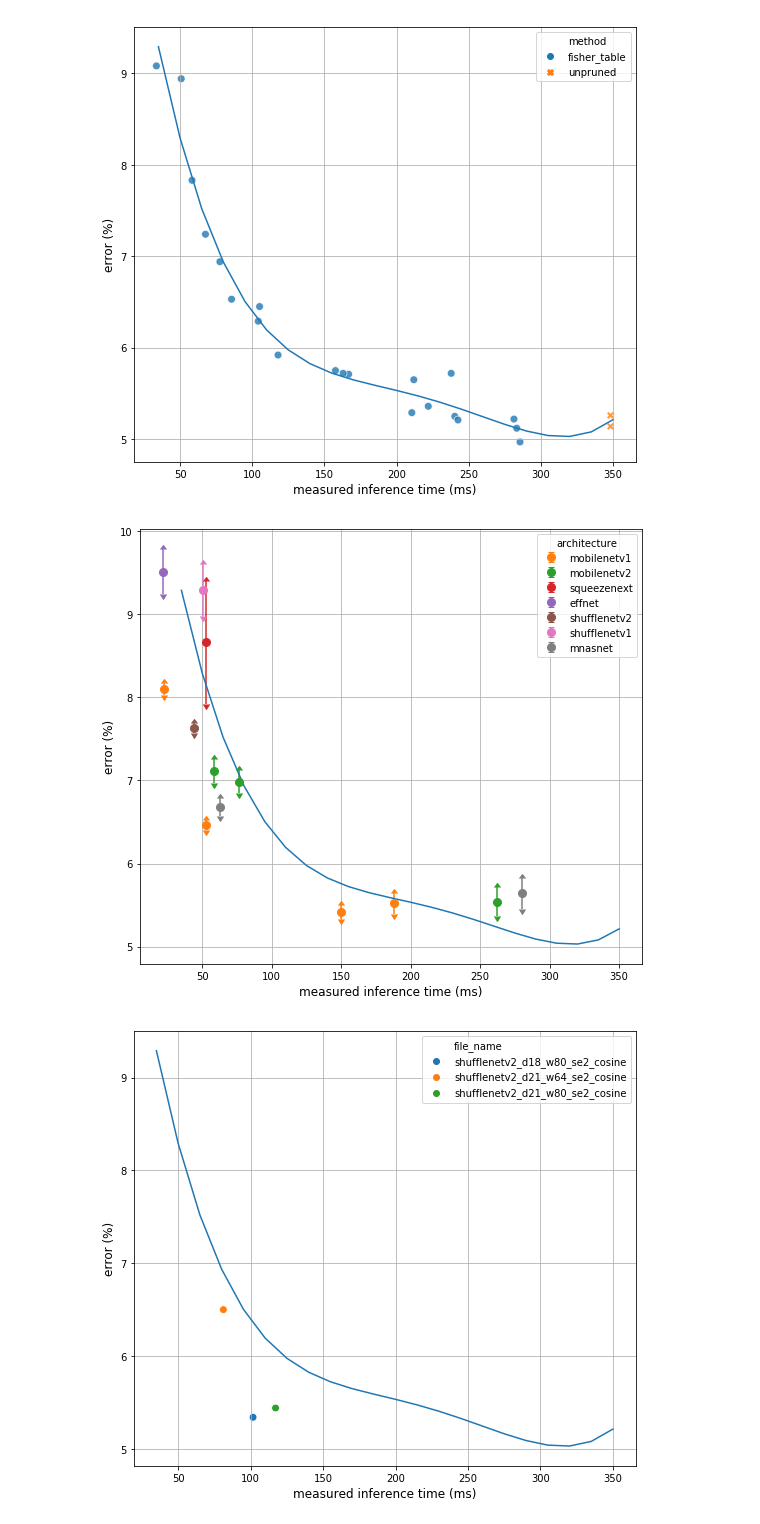
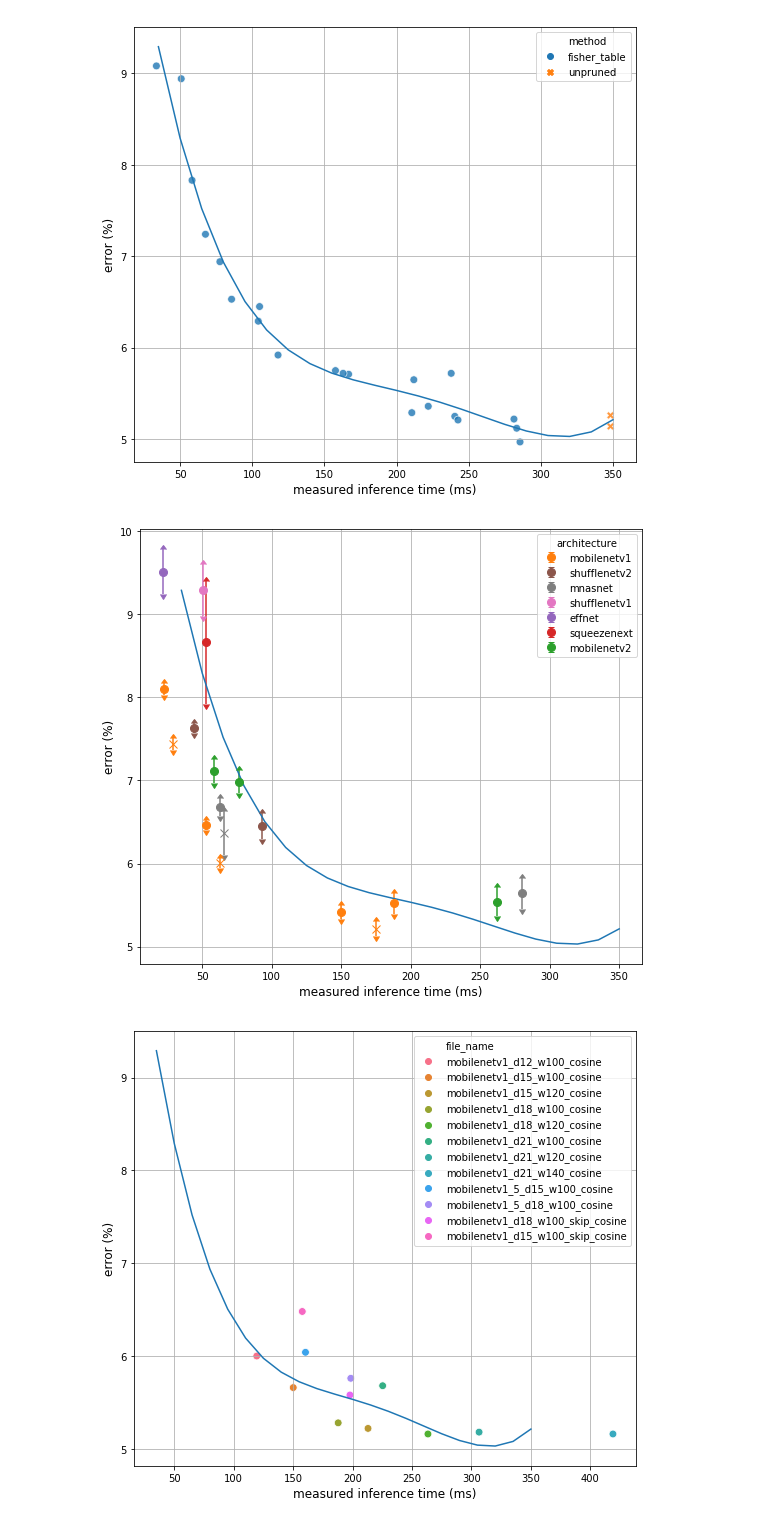
Before and after one commit to NatGr/Master_Thesis, a Jupyter notebook: training_from_scratch/visualize.ipynb, the cells around one changed output. Saved outputs shown, nothing was run; the diff lists cells and outputs as text; code cells hidden in the pictures.

```diff
--- a/training_from_scratch/visualize.ipynb
+++ b/training_from_scratch/visualize.ipynb
@@ -82,7 +82,7 @@ for i in range(results.shape[0]):
                  results.error[i],
                  color=colors[i],
                  yerr=results.error_std[i],
-                 fmt='o',
+                 fmt='x' if 'se' in results.file_name[i] else 'o',
                  lolims=True, uplims=True,
                  markersize=8,
                  ecolor=colors[i],
@@ -92,18 +92,19 @@ ax.set_ylabel('error (%)', fontsize=12)
 ax.grid(True)
 
 handles, labels = plt.gca().get_legend_handles_labels()  # removes duplicates
-by_label = OrderedDict(zip(labels, handles))
+by_label = OrderedDict(zip(labels[::-1], handles[::-1]))  # inverted so as to have rounds in
+# the legend
 ax.legend(by_label.values(), by_label.keys(), title="architecture");
 # %% [output]
-[figure, old version]
+[figure, new version]
 # %%
 fig, ax = plt.subplots(1, figsize=(9, 8))
-results_val_to_plot = results_val[results_val.arch == "shufflenetv2"][results_val.time > 80]
+results_val_to_plot = results_val[results_val.arch == "mobilenetv1"][results_val.time > 80]
 sns.scatterplot(x="time", y="error", data=results_val_to_plot, hue='file_name',
                 legend='brief', ax=ax, s=60)
 plt.plot(np.arange(35,351,15), polynom(np.arange(35,351,15)))
 ax.set_xlabel('measured inference time (ms)', fontsize=12)
 ax.set_ylabel('error (%)', fontsize=12)
 ax.grid(True)
 # %% [output]
-[figure, old version]
+[figure, new version]
```
Also changed, not shown: 5 other files.
